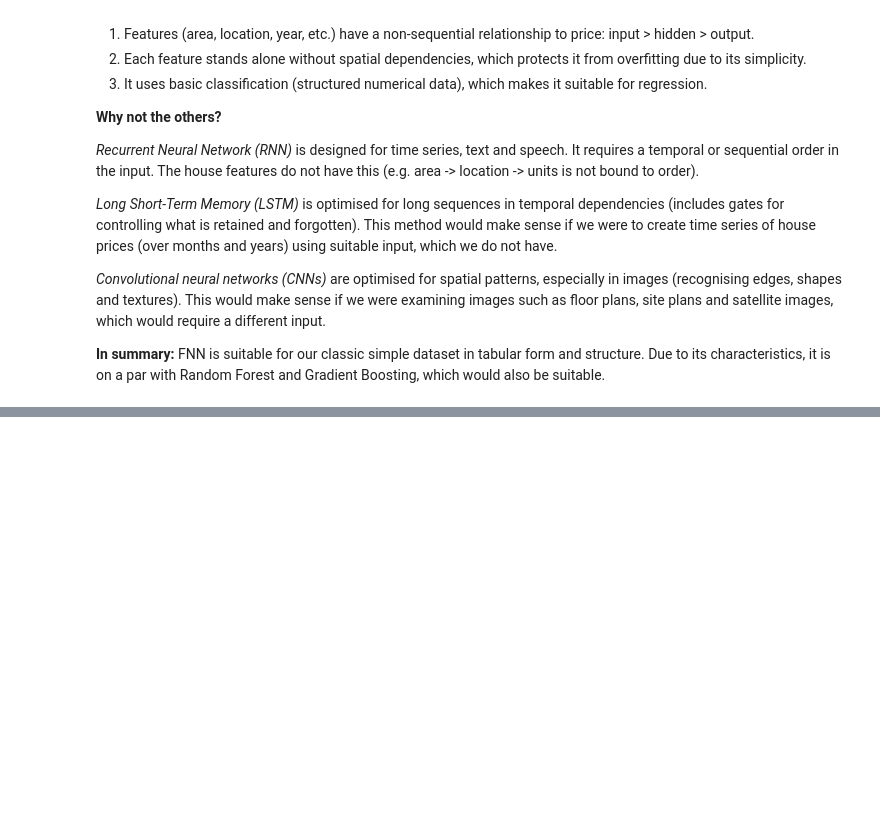
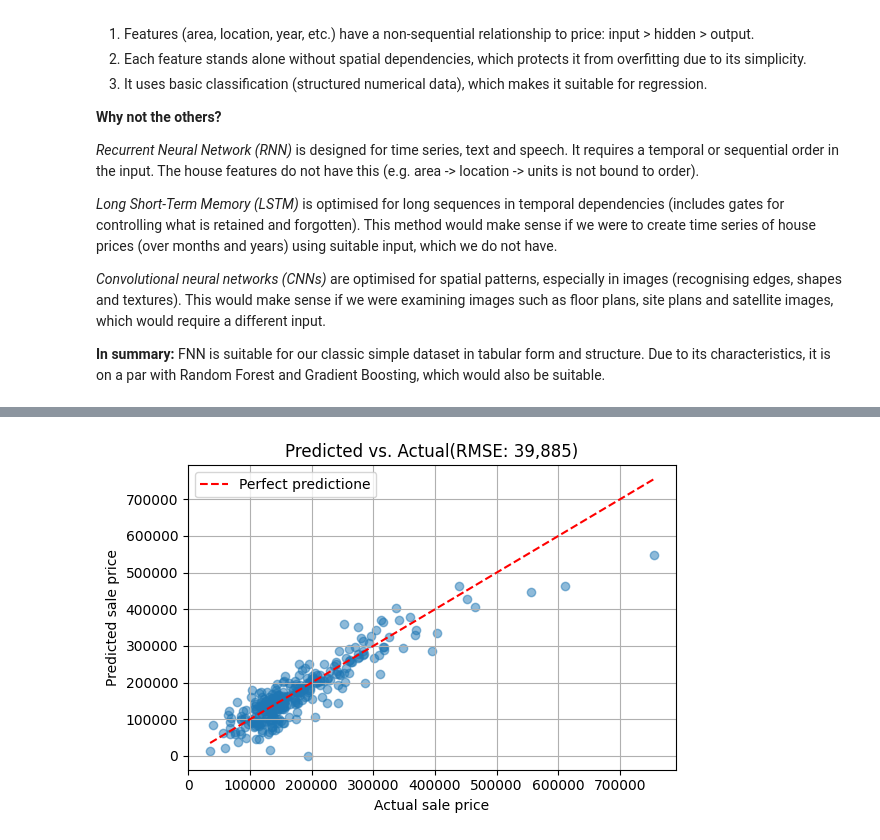
Before and after one commit to kaxmarc/statistics_ml, a Jupyter notebook: group_exercises/exercise_3/Group_Exercise_3.ipynb, the cells around one changed output, grey strips where cells are left out. Saved outputs shown, nothing was run; the diff lists cells and outputs as text; code cells hidden in the pictures; blank space fills up the shorter version.

```diff
--- a/group_exercises/exercise_3/Group_Exercise_3.ipynb
+++ b/group_exercises/exercise_3/Group_Exercise_3.ipynb
@@ -39,0 +229,13 @@ FNN is suitable for our classic simple dataset in tabular form and structure. Du
+# %%
+plt.figure(figsize=(6, 4))
+plt.scatter(y_test, y_pred, alpha=0.5)
+plt.plot([y_test.min(), y_test.max()], [y_test.min(), y_test.max()], 'r--', label='Perfect predictione')
+plt.xlabel('Actual sale price')
+plt.ylabel('Predicted sale price')
+plt.title(f'Predicted vs. Actual(RMSE: {rmse:,.0f})')
+plt.legend()
+plt.grid(True)
+plt.tight_layout()
+plt.show()
+# %% [output]
+[figure, added]
```
Also changed, not shown: parts of 20 cells of this notebook.
